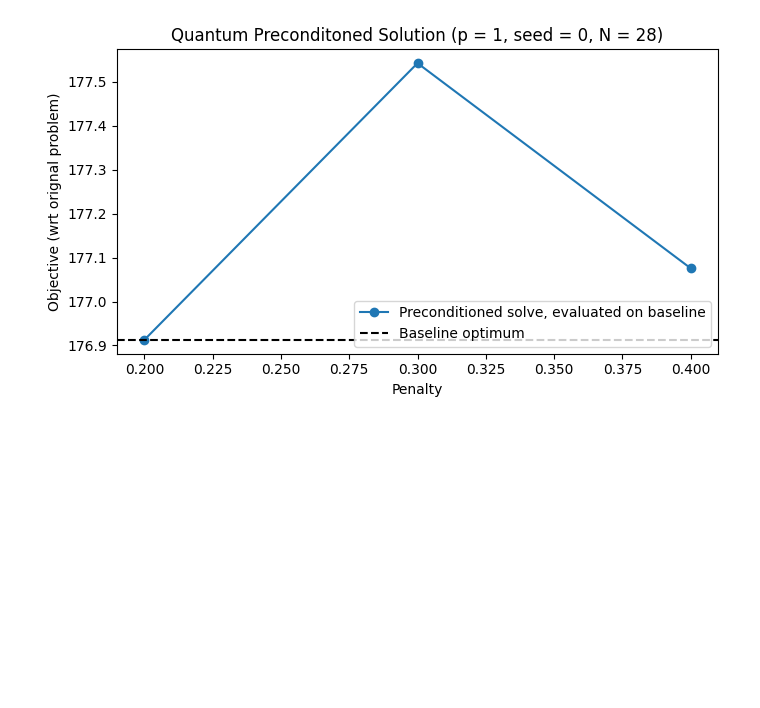
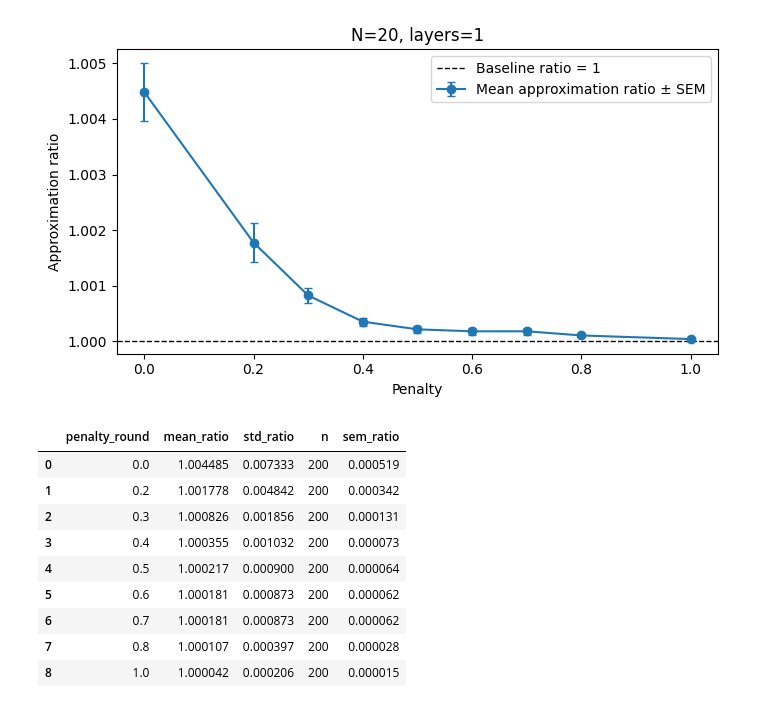
Before and after one commit to SECQUOIA/Quantum_Preconditioning_Constrained_Optimization, a Jupyter notebook: notebooks/analysis.ipynb, the cells around one changed output. Saved outputs shown, nothing was run; the diff lists cells and outputs as text; code cells hidden in the pictures; blank space fills up the shorter version.

```diff
--- a/notebooks/analysis.ipynb
+++ b/notebooks/analysis.ipynb
@@ -103,19 +128,64 @@ Wrote per-run logs to ../results/logs_N=28_seed=0_layers=1
 # %%
-baseline = df[df['name'] == 'baseline'].iloc[0]
-baseline_obj = baseline['objective_baseline']
+# Build per-seed baseline reference and compute approximation ratio per penalty row.
+if 'seed' not in df.columns:
+    raise ValueError("Expected a 'seed' column in df. Re-run the experiment with multi-seed output (or set RUN_SOLVES=True above).")
+
+# Round penalties to avoid float grouping issues (0.3 vs 0.30000000004).
+df = df.copy()
+df['penalty_round'] = df['penalty'].round(3)
+
+baseline_rows = df[df['name'] == 'baseline'][['seed', 'objective_baseline', 'runtime_sec']].copy()
+baseline_rows = baseline_rows.rename(columns={
+    'objective_baseline': 'baseline_obj',
+    'runtime_sec': 'baseline_runtime_sec',
+})
 
 pre = df[df['penalty'].notna()].copy()
-pre = pre.sort_values('penalty')
+pre = pre.merge(baseline_rows, on='seed', how='left')
+pre = pre[pre['baseline_obj'].notna()].copy()
+pre = pre[pre['baseline_obj'] != 0].copy()
+pre['approx_ratio'] = pre['objective_baseline'] / pre['baseline_obj']
+
+agg = (
+    pre.groupby('penalty_round')
+    .agg(
+        mean_ratio=('approx_ratio', 'mean'),
+        std_ratio=('approx_ratio', 'std'),
+        n=('approx_ratio', 'count'),
+    )
+    .reset_index()
+    .sort_values('penalty_round')
+)
+agg['sem_ratio'] = agg['std_ratio'].fillna(0.0) / np.sqrt(agg['n'])
 
 plt.figure(figsize=(7,4))
-plt.plot(pre['penalty'], pre['objective_baseline'], marker='o', label='Preconditioned solve, evaluated on baseline')
-plt.axhline(baseline_obj, color='k', linestyle='--', label='Baseline optimum')
+plt.errorbar(
+    agg['penalty_round'],
+    agg['mean_ratio'],
+    yerr=agg['sem_ratio'],
+    fmt='o-',
+    capsize=3,
+    label='Mean approximation ratio ± SEM',
+)
+plt.axhline(1.0, color='k', linestyle='--', linewidth=1.0, label='Baseline ratio = 1')
 plt.xlabel('Penalty')
-plt.ylabel('Objective (wrt orignal problem)')
-plt.title('Quantum Preconditoned Solution (p = 1, seed = 0, N = 28)')
+plt.ylabel('Approximation ratio')
+plt.title(f'N={N}, layers={LAYERS}')
 plt.legend()
 plt.tight_layout()
 plt.show()
+
+agg
 # %% [output]
-[figure, old version]
+[figure, new version]
+|  | penalty_round | mean_ratio | std_ratio | n | sem_ratio |
+| 0 | 0.0 | 1.004485 | 0.007333 | 200 | 0.000519 |
+| 1 | 0.2 | 1.001778 | 0.004842 | 200 | 0.000342 |
+| 2 | 0.3 | 1.000826 | 0.001856 | 200 | 0.000131 |
+| 3 | 0.4 | 1.000355 | 0.001032 | 200 | 0.000073 |
+| 4 | 0.5 | 1.000217 | 0.000900 | 200 | 0.000064 |
+| 5 | 0.6 | 1.000181 | 0.000873 | 200 | 0.000062 |
+| 6 | 0.7 | 1.000181 | 0.000873 | 200 | 0.000062 |
+| 7 | 0.8 | 1.000107 | 0.000397 | 200 | 0.000028 |
+| 8 | 1.0 | 1.000042 | 0.000206 | 200 | 0.000015 |
 # %%
```
Also changed, not shown: parts of 4 cells of this notebook, 18 other files.
